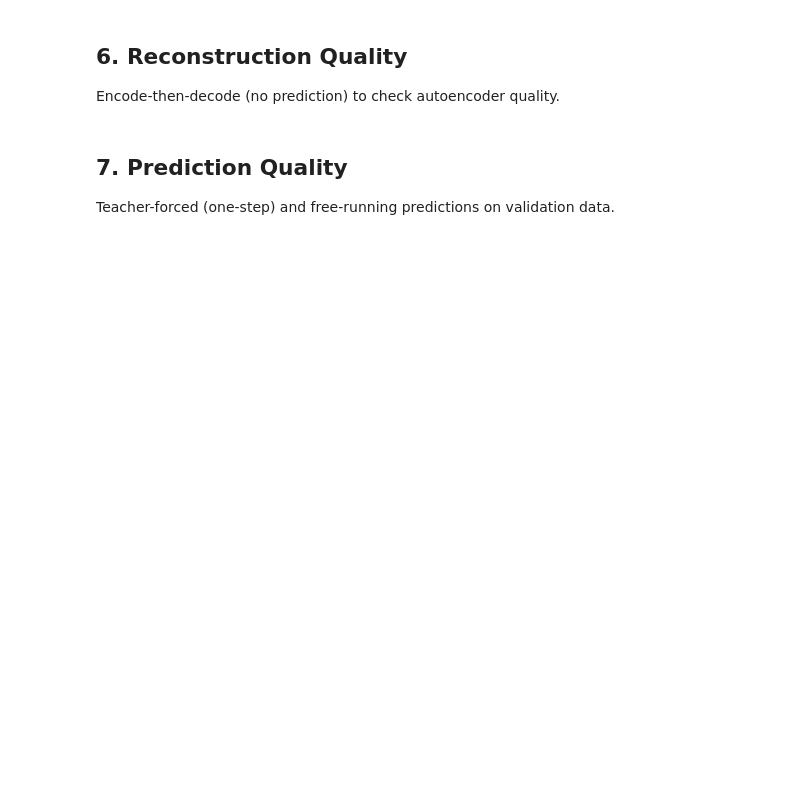
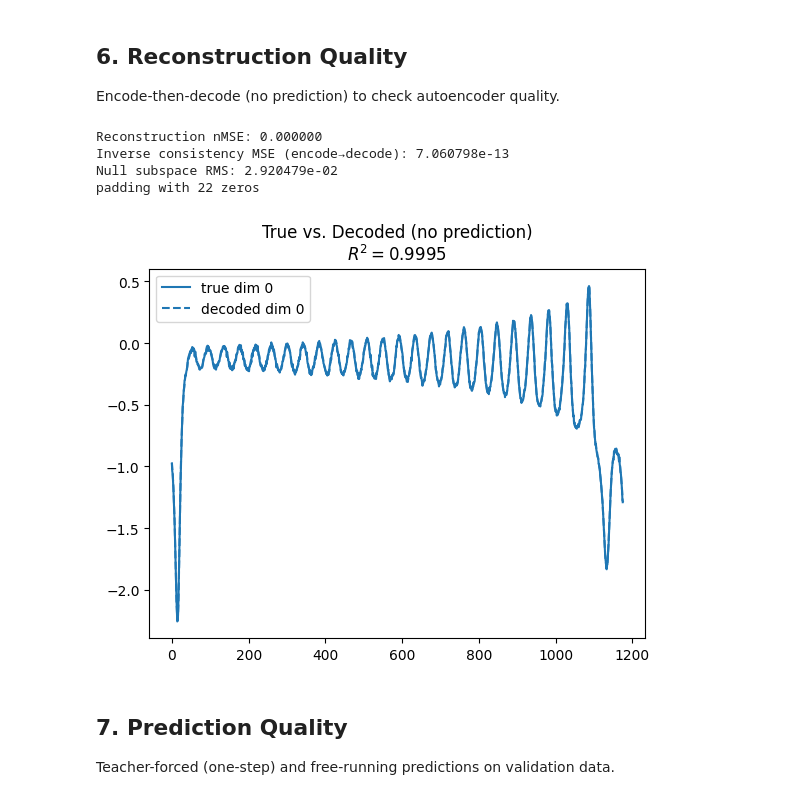
Before and after one commit to adamjeisen/JacobianODE, a Jupyter notebook: _jupyter/Sweep Analytics (Latent JacobianODE).ipynb, the cells around one changed output. Cells and saved outputs as stored; diff of their text form; code cells hidden in the pictures; blank space fills up the shorter version.

```diff
--- a/_jupyter/Sweep Analytics (Latent JacobianODE).ipynb
+++ b/_jupyter/Sweep Analytics (Latent JacobianODE).ipynb
@@ -470,8 +566,8 @@ lit_model.eval()
 if hasattr(lit_model.encoder, 'decoder'):
     _decoder_n_out = lit_model.encoder.decoder.n_output
 else:
-    # Coupling encoder: inverse maps back to full observation dim
-    _decoder_n_out = lit_model.encoder.n_input
+    # Coupling encoder: inverse maps back to full observation dim (n_latent == n_input)
+    _decoder_n_out = lit_model.encoder.n_latent
 
 # Time offset: delay embedding drops (n_delays-1)*delay_spacing points from the start
 _time_offset = (N_DELAYS - 1) * DELAY_SPACING
@@ -497,7 +593,7 @@ if IS_COUPLING:
         x_roundtrip = lit_model.decode_trajectory(z_check)
         inv_err = F.mse_loss(x_roundtrip, batch).item()
         z_null = get_z_null(z_check)
-        null_rms = z_null.pow(2).mean().sqrt().item() if z_null is not None else 0
+        null_rms = z_null.pow(2).mean().sqrt().item() if z_null is not None and z_null.numel() > 0 else 0
         print(f"Inverse consistency MSE (encode→decode): {inv_err:.6e}")
         print(f"Null subspace RMS: {null_rms:.6e}")
 
@@ -505,40 +601,58 @@ if IS_COUPLING:
 test_trajs_obs = trajs['test_trajs'].sequence
 with torch.no_grad():
     latent_traj_full = lit_model.encode_trajectory(test_trajs_obs.to(device))
+    if IS_COUPLING:
+        latent_traj_full = get_z_dyn(latent_traj_full)
+        # pad
+        if z_null is not None:
+            print(f"padding with {z_null.shape[-1]} zeros")
+        else:
+            print("no null space, not padding")
+        latent_traj_full = lit_model._pad_to_full_dim(latent_traj_full)
     traj_decoded_full = lit_model.decode_trajectory(latent_traj_full)
 
 latent_traj_full = latent_traj_full.cpu()
 traj_decoded_full = traj_decoded_full.cpu()
 
 # Align true trajectory with decoded: delay embedding shifts by _time_offset
 # test_trajs_full has the original (pre-delay-embedding) dims and full time length
 test_trajs_full_aligned = test_trajs_full[:, _time_offset:]
 
 # For decode_only_recent, decoder outputs n_raw_obs dims which match test_trajs_full's
 # observed indices; for full decode, compare against delay-embedded obs
 if getattr(lit_model, 'decode_only_recent', False):
     # Decoder outputs raw observed dims — compare against test_trajs_full (already n_raw_obs)
     if OBSERVED_INDICES != 'all':
         plot_targets = test_trajs_full_aligned[..., OBSERVED_INDICES]
     else:
         plot_targets = test_trajs_full_aligned
 else:
     # Decoder outputs full delay embedding — compare against delay-embedded obs
     plot_targets = test_trajs_obs
 
-n_dims = min(10, plot_targets.shape[-1], traj_decoded_full.shape[-1])
+if lit_model.reconstruction_mode == 'most_recent':
+    plot_dims = np.arange(lit_model.n_recent_dims)
+else:
+    n_dims = min(10, plot_targets.shape[-1], traj_decoded_full.shape[-1])
+    plot_dims = np.arange(n_dims)
 T_plot = min(plot_targets.shape[1], traj_decoded_full.shape[1])
-for i in range(n_dims):
+for i in plot_dims:
     plt.plot(plot_targets[0, :T_plot, i].numpy(), c=f"C{i}", label=f'true dim {i}')
-for i in range(n_dims):
+for i in plot_dims:
     plt.plot(traj_decoded_full[0, :T_plot, i].numpy(), c=f"C{i}", linestyle='--', label=f'decoded dim {i}')
 r2_val = r2_score(
-    plot_targets[:, :T_plot, :n_dims].reshape(-1, n_dims),
-    traj_decoded_full[:, :T_plot, :n_dims].reshape(-1, n_dims),
+    plot_targets[:, :T_plot, plot_dims].reshape(-1, len(plot_dims)),
+    traj_decoded_full[:, :T_plot, plot_dims].reshape(-1, len(plot_dims)),
 )
 plt.title(f"True vs. Decoded (no prediction)\n$R^2 = {r2_val:.4f}$")
 plt.legend()
 plt.show()
+# %% [output]
+Reconstruction nMSE: 0.000000
+Inverse consistency MSE (encode→decode): 7.060798e-13
+Null subspace RMS: 2.920479e-02
+padding with 22 zeros
+[figure, added]
 # %% [markdown]
 ## 7. Prediction Quality
 
```
Also changed, not shown: parts of 48 cells of this notebook, 10 other files.
